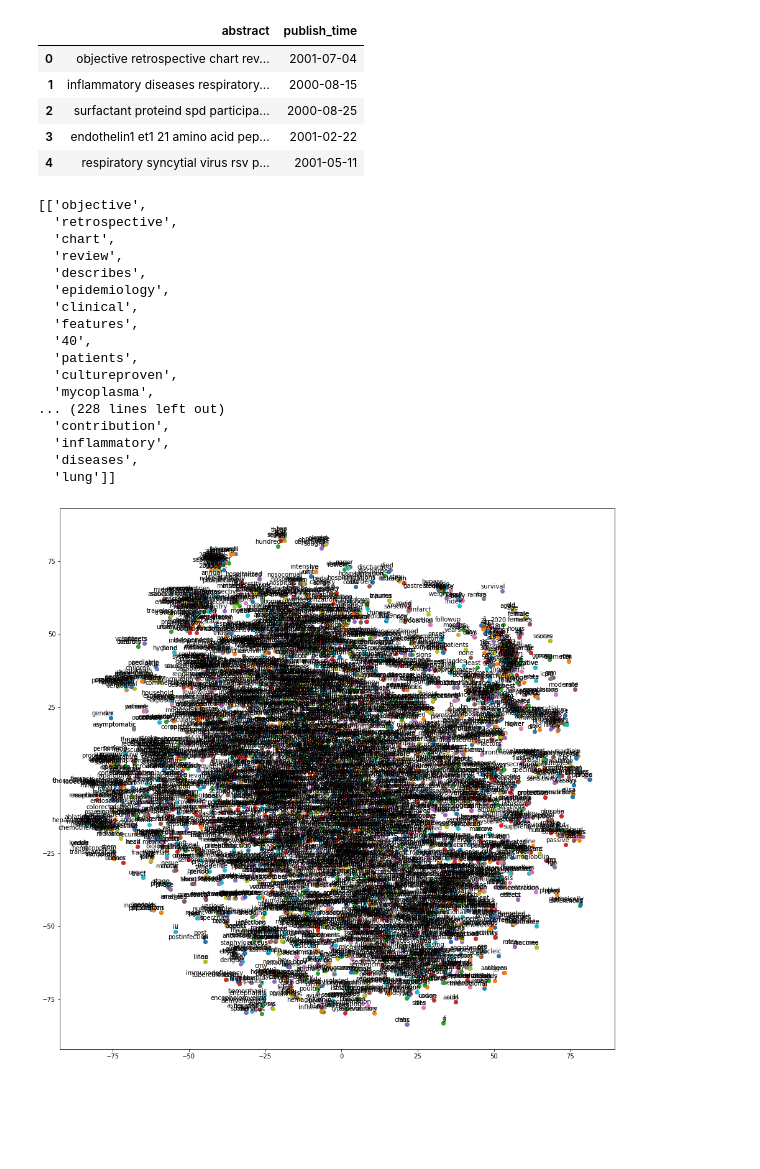
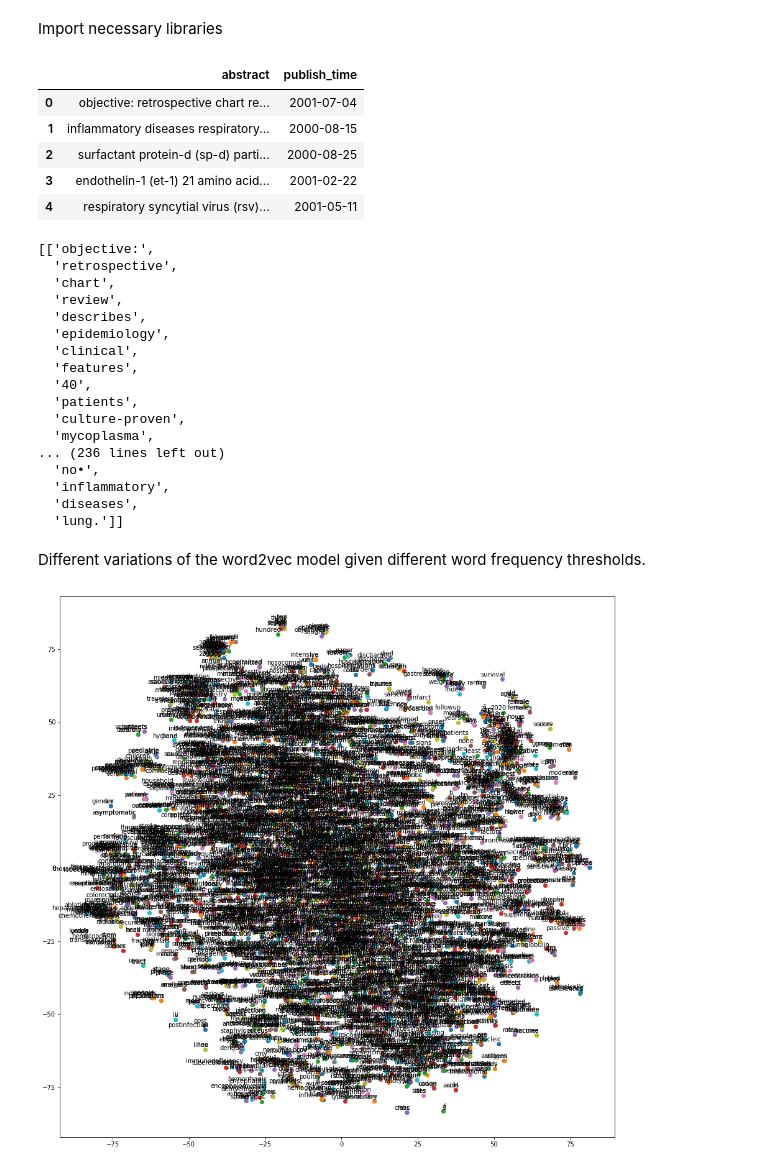
Before and after one commit to greenunknown/cs445-545-ml-group-project, a Jupyter notebook: src/w2v test/w2vVisualization/w2v_t-sne.ipynb, the cells around one changed output. Drawn from its saved outputs; the diff is of its cells as text; code cells hidden in the pictures; blank space fills up the shorter version.

```diff
--- a/src/w2v test/w2vVisualization/w2v_t-sne.ipynb
+++ b/src/w2v test/w2vVisualization/w2v_t-sne.ipynb
@@ -1,3 +1,5 @@
+# %% [markdown]
+Import necessary libraries
 # %%
 import pandas as pd
 pd.options.mode.chained_assignment = None
@@ -15,34 +18,36 @@ data = pd.read_csv('newmeta.csv', low_memory=False)
 # %%
+#Stop words defined in nltk to be removed from the corpus.
 STOP_WORDS = nltk.corpus.stopwords.words()
 
+#Removes special characters and further cleans the text.
 def clean_sentence(val):
     "remove chars that are not letters or numbers, downcase, then remove stop words"
-    regex = re.compile('([^\s\w]|_)+')
+    regex = re.compile('(Give[^\s\w]|_)+')
     sentence = regex.sub('', val).lower()
     sentence = sentence.split(" ")
 
     for word in list(sentence):
         if word in STOP_WORDS:
             sentence.remove(word)
 
     sentence = " ".join(sentence)
     return sentence
 
 def clean_dataframe(data):
-    "drop nans, then apply 'clean_sentence' function to question1 and 2"
+    "drop nans, then apply 'clean_sentence' function to the abstracts"
     data = data.dropna(how="any")
 
     for col in ['abstract']:
         data[col] = data[col].apply(clean_sentence)
 
     return data
 
 data = clean_dataframe(data)
 data.head(5)
 # %% [output]
 |  | abstract | publish_time |
-| 0 | objective retrospective chart rev... | 2001-07-04 |
+| 0 | objective: retrospective chart re... | 2001-07-04 |
 | 1 | inflammatory diseases respiratory... | 2000-08-15 |
-| 2 | surfactant proteind spd participa... | 2000-08-25 |
-| 3 | endothelin1 et1 21 amino acid pep... | 2001-02-22 |
-| 4 | respiratory syncytial virus rsv p... | 2001-05-11 |
+| 2 | surfactant protein-d (sp-d) parti... | 2000-08-25 |
+| 3 | endothelin-1 (et-1) 21 amino acid... | 2001-02-22 |
+| 4 | respiratory syncytial virus (rsv)... | 2001-05-11 |
@@ -51,4 +57,5 @@ data.to_csv('processed.csv', index=False)
 # %%
+#Builds a corpus to then train the word2vec model on.
 def build_corpus(data):
     "Creates a list of lists containing words from each sentence"
     corpus = []
@@ -62,7 +69,7 @@ def build_corpus(data):
 corpus = build_corpus(data)
 corpus[0:2]
 # %% [output]
-[['objective',
+[['objective:',
   'retrospective',
   'chart',
   'review',
@@ -72,11 +79,11 @@ corpus[0:2]
   'features',
   '40',
   'patients',
-  'cultureproven',
+  'culture-proven',
   'mycoplasma',
-... (228 lines left out)
-  'contribution',
+... (236 lines left out)
+  'no•',
   'inflammatory',
   'diseases',
-  'lung']]
+  'lung.']]
 # %%
@@ -109,6 +117,8 @@ def tsne_plot(model):
                      va='bottom')
     plt.savefig(fname='model.png', format='png')
     plt.show()
+# %% [markdown]
+Different variations of the word2vec model given different word frequency thresholds.
 # %%
 model = word2vec.Word2Vec(corpus, size=100, window=20, min_count=500, workers=4)
 tsne_plot(model)
```
Also changed, not shown: parts of 13 cells of this notebook.
